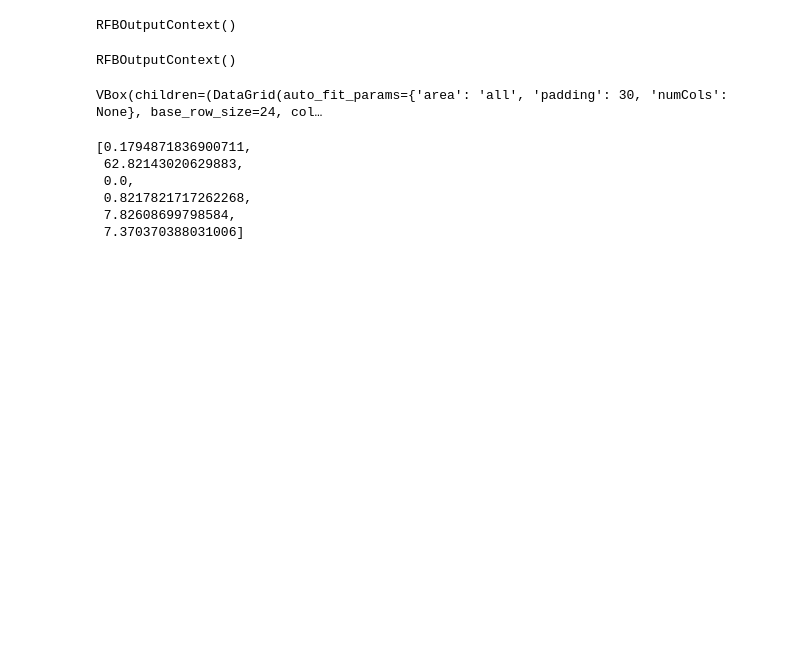
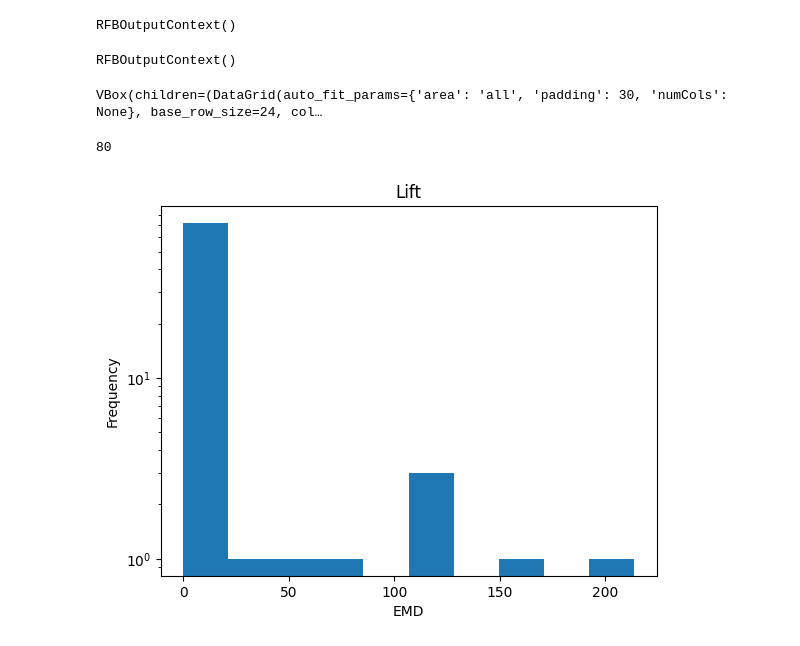
Before and after one commit to hantman-lab/animal-soup, a Jupyter notebook: notebooks/deepetho_results.ipynb, the cells around one changed output. Cells and saved outputs as stored; diff of their text form; code cells hidden in the pictures; blank space fills up the shorter version.

```diff
--- a/notebooks/deepetho_results.ipynb
+++ b/notebooks/deepetho_results.ipynb
@@ -7,5 +7,5 @@ To enable the following instructions: AVX2 FMA, in other operations, rebuild Ten
 # %%
 training_data_path = set_parent_raw_data_path('/data/caitlin/training-vids/')
-df_path = '/data/caitlin/data-frames/deepetho_results.hdf'
+df_path = get_parent_raw_data_path().joinpath('data-frames/deepetho_results.hdf')
 # %%
 df = load_df(df_path)
@@ -19,5 +19,5 @@ df
 # %%
-container = df.behavior.view(deg_comparison=True)
+container = df.behavior.comparison_view()
 # %% [output]
 RFBOutputContext()
 RFBOutputContext()
@@ -77,13 +96,34 @@ def emd_1d(u: np.ndarray, v: np.ndarray) -> float:
 # %%
-emds = list()
-for jab, deg in zip(jab_ethogram_array, deg_ethogram_array):
-    emds.append(emd_1d(jab, deg))
+emds2 = list()
+row = df.loc[(df['animal_id'] == 'M235Slc17a7_Gtacr2') & (df['session_id'] == '20170424') ]
+options = [item.stem for item in row['session_vids'].item()]
+session_dir = training_data_path.joinpath(row['animal_id'].item()).joinpath(row['session_id'].item())
+for op in tqdm(options):
+    trial_index = int(op.split('_v')[-1]) - 1
+    jab_ethogram_array, behaviors = container._get_ethogram(trial_index, list(session_dir.glob("*.mat"))[0])
+    deg_ethogram_array = np.load(session_dir.joinpath(op).with_suffix('.npy'))
+    emd = list()
+    for jab, deg in zip(jab_ethogram_array, deg_ethogram_array):
+        try:
+            emd.append(emd_1d(jab, deg))
+        except:
+            emd.append(0)
+    emds2.append(emd)
-# %%
-emds
-# %% [output]
-[0.1794871836900711,
- 62.82143020629883,
- 0.0,
- 0.8217821717262268,
- 7.82608699798584,
- 7.370370388031006]
+# %%
+len(emds)
+# %% [output]
+80
+# %%
+lift = list()
+handopen = list()
+grab = list()
+sup = list()
+atmouth = list()
+chew = list()
+for e in emds:
+    lift.append(e[0])
+    handopen.append(e[1])
+    grab.append(e[2])
+    sup.append(e[3])
+    atmouth.append(e[4])
+    chew.append(e[5])
@@ -89,0 +132,8 @@ emds
+# %%
+plt.hist(np.asarray(lift))
+plt.xlabel('EMD')
+plt.ylabel('Frequency')
+plt.title('Lift')
+plt.yscale("log")
+# %% [output]
+[figure, added]
```
Also changed, not shown: parts of 9 cells of this notebook, 9 other files.
